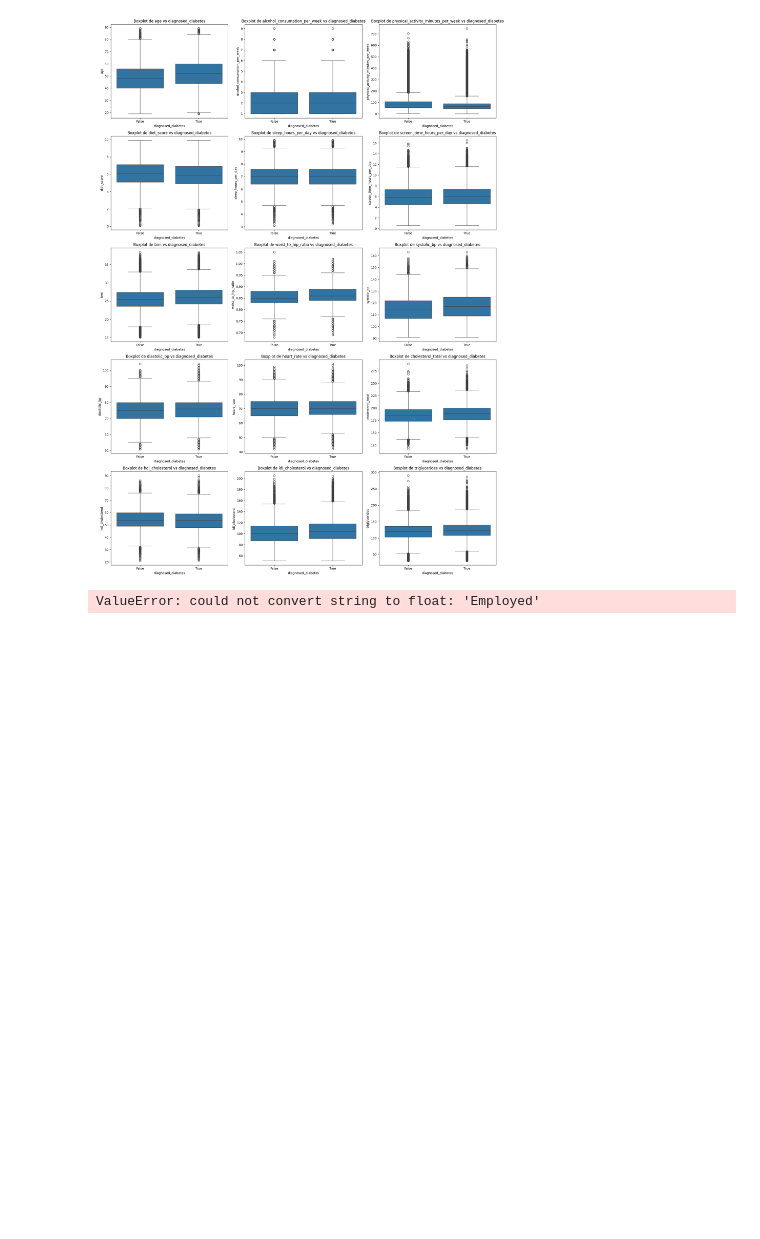
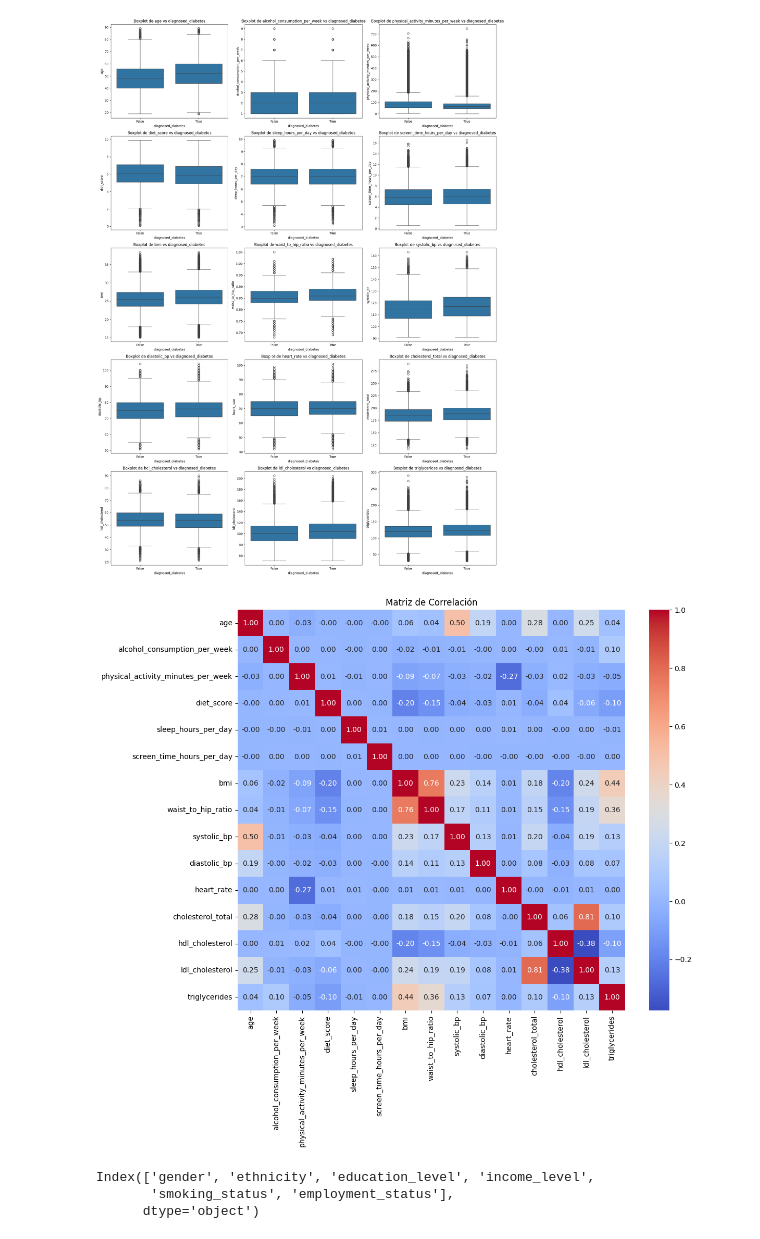
Before and after one commit to iredondosan/ML_Diabetes_Prediction_Challenge, a Jupyter notebook: notebooks/ML_Diabetes_Model_Óscar.ipynb, the cells around one changed output. Cells and saved outputs as stored; diff of their text form; code cells hidden in the pictures; blank space fills up the shorter version.

Commit message:
Finish EDA and data preprocessing

```diff
--- a/notebooks/ML_Diabetes_Model_Óscar.ipynb
+++ b/notebooks/ML_Diabetes_Model_Óscar.ipynb
@@ -96,7 +96,7 @@ print("Columnas que parecen ser booleanas ocultas:", hidden_bools)
 Columnas que parecen ser booleanas ocultas: ['family_history_diabetes', 'hypertension_history', 'cardiovascular_history', 'diagnosed_diabetes']
 # %%
 obj_cols = data.select_dtypes(include='object').columns # Seleccionar columnas de tipo objeto
-data[obj_cols] = data[obj_cols].astype("string") # Convertir columnas de tipo objeto a string
+# data[obj_cols] = data[obj_cols].astype("string") # Convertir columnas de tipo objeto a string
 categorial_cols = list(hidden_bools) + list(obj_cols) # Columnas categóricas
 print("Columnas categóricas:", categorial_cols)
 # %% [output]
@@ -207,12 +207,18 @@ plt.show()
 # %% [output]
 [figure]
 # %%
-corr = data.corr() # Matriz de correlación
+corr = data[num_cols].corr() # Matriz de correlación
 
 plt.figure(figsize=(12,10))
 sns.heatmap(corr, annot=True, fmt=".2f", cmap='coolwarm')
 plt.title('Matriz de Correlación')
 plt.show()
 # %% [output]
-ValueError: could not convert string to float: 'Employed'
+[figure, added]
+# %%
+print(obj_cols)
+# %% [output]
+Index(['gender', 'ethnicity', 'education_level', 'income_level',
+       'smoking_status', 'employment_status'],
+      dtype='object')
 # %%
```
Also changed, not shown: parts of 5 cells of this notebook.
